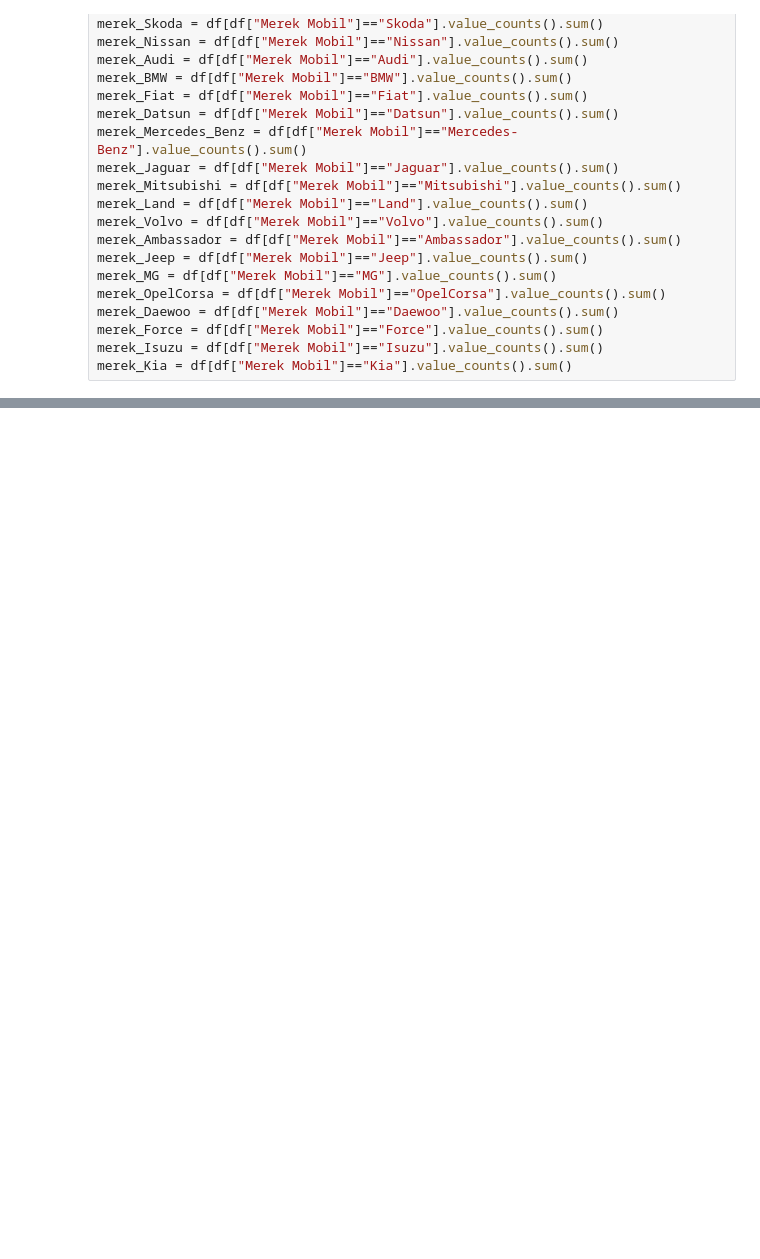
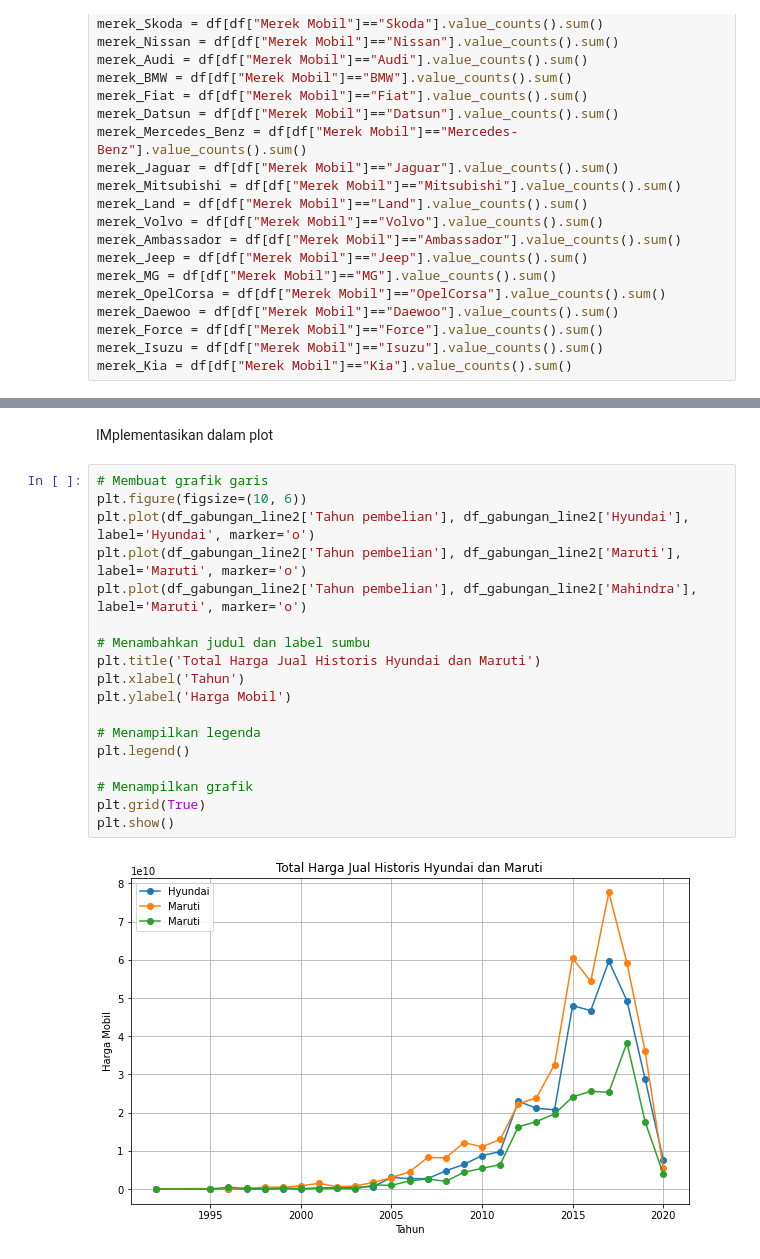
Before and after one commit to Mazcho/Analsis_Dataset, a Jupyter notebook: Analisis Penjualan Mobil Bekas.ipynb, the cells around one changed output, grey strips where cells are left out. Cells and saved outputs as stored; diff of their text form; blank space fills up the shorter version.

```diff
--- a/Analisis Penjualan Mobil Bekas.ipynb
+++ b/Analisis Penjualan Mobil Bekas.ipynb
@@ -531,0 +510,22 @@ plt.show()
+# %% [markdown]
+IMplementasikan dalam plot
+# %%
+# Membuat grafik garis
+plt.figure(figsize=(10, 6))
+plt.plot(df_gabungan_line2['Tahun pembelian'], df_gabungan_line2['Hyundai'], label='Hyundai', marker='o')
+plt.plot(df_gabungan_line2['Tahun pembelian'], df_gabungan_line2['Maruti'], label='Maruti', marker='o')
+plt.plot(df_gabungan_line2['Tahun pembelian'], df_gabungan_line2['Mahindra'], label='Maruti', marker='o')
+
+# Menambahkan judul dan label sumbu
+plt.title('Total Harga Jual Historis Hyundai dan Maruti')
+plt.xlabel('Tahun')
+plt.ylabel('Harga Mobil')
+
+# Menampilkan legenda
+plt.legend()
+
+# Menampilkan grafik
+plt.grid(True)
+plt.show()
+# %% [output]
+[figure, added]
```
Also changed, not shown: parts of 52 cells of this notebook.
